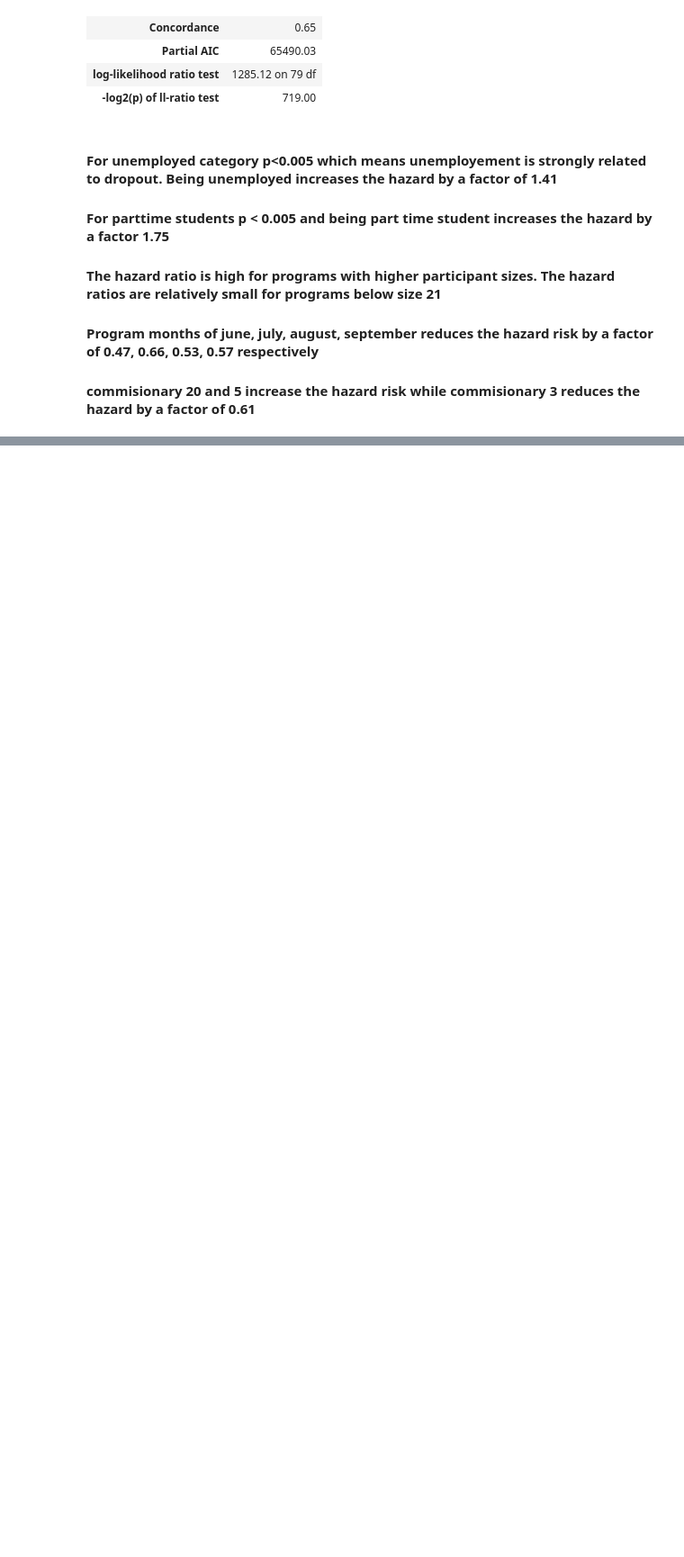
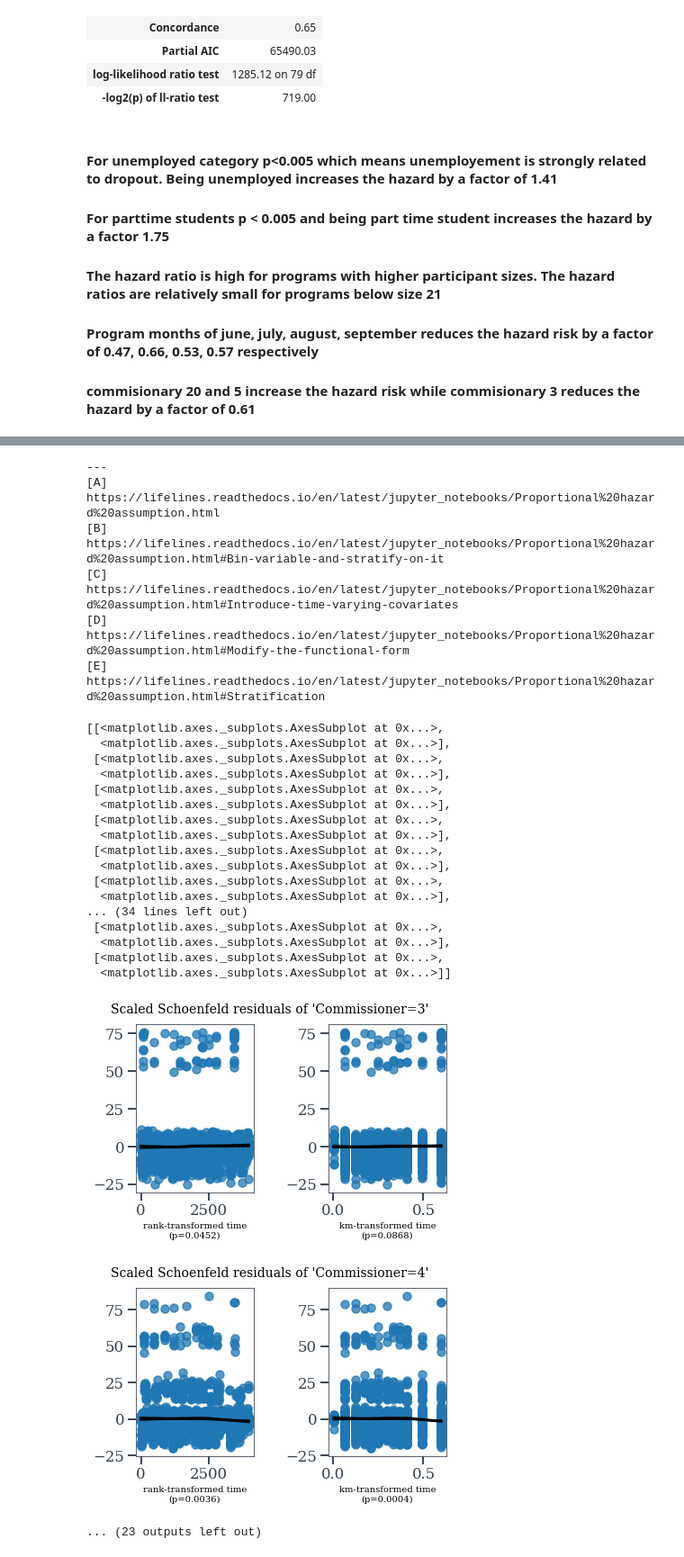
Before and after one commit to VishwanathReddyAenugu/Supervised-learning-to-predict-attrition-in-weight-management-courses, a Jupyter notebook: Notebook.ipynb, the cells around one changed output, grey strips where cells are left out. Shown at 90% size. Drawn from its saved outputs; the diff is of its cells as text; code cells hidden in the pictures; blank space fills up the shorter version.

```diff
--- a/Notebook.ipynb
+++ b/Notebook.ipynb
@@ -1761,3 +1670,6 @@ cox.print_summary()
 #### Program months of june, july, august, september reduces the hazard risk by a factor of 0.47, 0.66, 0.53, 0.57 respectively
 
 #### commisionary 20 and 5 increase the hazard risk while commisionary 3 reduces the hazard by a factor of 0.61
+# %%
+cox.check_assumptions(num_df2, p_value_threshold=0.05, show_plots=True)
+# %% [output]
@@ -1763,0 +1746,26 @@ cox.print_summary()
+---
+[A]  https://lifelines.readthedocs.io/en/latest/jupyter_notebooks/Proportional%20hazard%20assumption.html
+[B]  https://lifelines.readthedocs.io/en/latest/jupyter_notebooks/Proportional%20hazard%20assumption.html#Bin-variable-and-stratify-on-it
+[C]  https://lifelines.readthedocs.io/en/latest/jupyter_notebooks/Proportional%20hazard%20assumption.html#Introduce-time-varying-covariates
+[D]  https://lifelines.readthedocs.io/en/latest/jupyter_notebooks/Proportional%20hazard%20assumption.html#Modify-the-functional-form
+[E]  https://lifelines.readthedocs.io/en/latest/jupyter_notebooks/Proportional%20hazard%20assumption.html#Stratification
+[[<matplotlib.axes._subplots.AxesSubplot at 0x...>,
+  <matplotlib.axes._subplots.AxesSubplot at 0x...>],
+ [<matplotlib.axes._subplots.AxesSubplot at 0x...>,
+  <matplotlib.axes._subplots.AxesSubplot at 0x...>],
+ [<matplotlib.axes._subplots.AxesSubplot at 0x...>,
+  <matplotlib.axes._subplots.AxesSubplot at 0x...>],
+ [<matplotlib.axes._subplots.AxesSubplot at 0x...>,
+  <matplotlib.axes._subplots.AxesSubplot at 0x...>],
+ [<matplotlib.axes._subplots.AxesSubplot at 0x...>,
+  <matplotlib.axes._subplots.AxesSubplot at 0x...>],
+ [<matplotlib.axes._subplots.AxesSubplot at 0x...>,
+  <matplotlib.axes._subplots.AxesSubplot at 0x...>],
+... (34 lines left out)
+ [<matplotlib.axes._subplots.AxesSubplot at 0x...>,
+  <matplotlib.axes._subplots.AxesSubplot at 0x...>],
+ [<matplotlib.axes._subplots.AxesSubplot at 0x...>,
+  <matplotlib.axes._subplots.AxesSubplot at 0x...>]]
+[figure, added]
+[figure, added]
+... (23 outputs left out)
```
Also changed, not shown: parts of 24 cells of this notebook.
